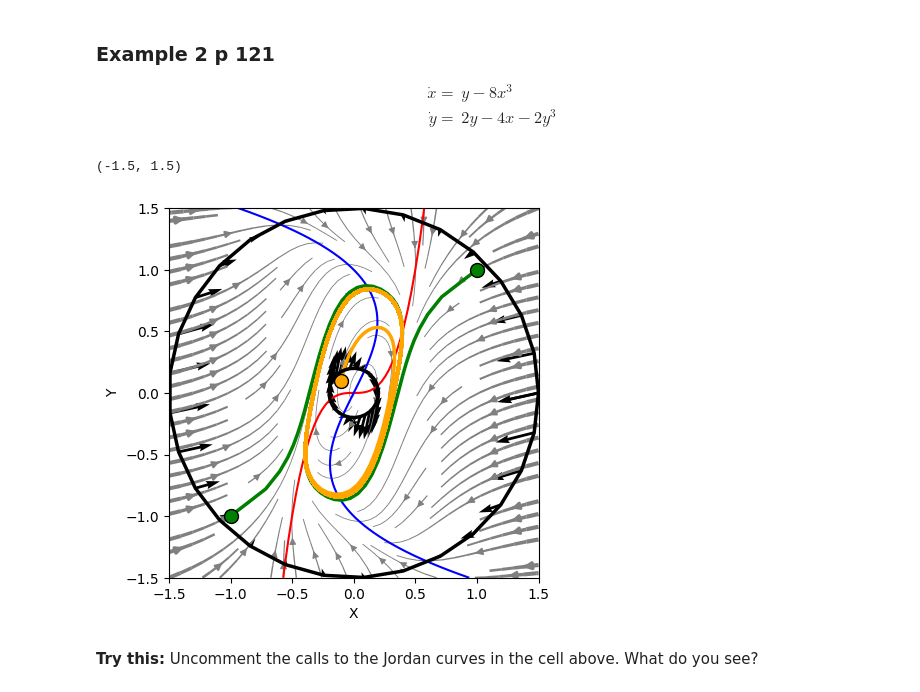
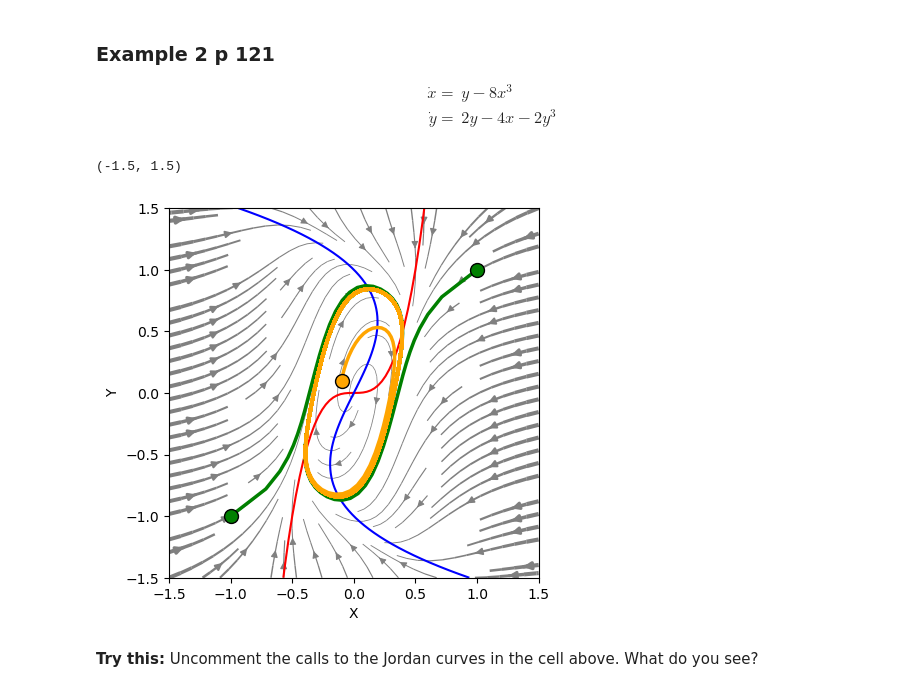
Before and after one commit to vladeviste/mat230, a Jupyter notebook: flow_limit_cycles.ipynb, the cells around one changed output. Saved outputs shown, nothing was run; the diff lists cells and outputs as text; code cells hidden in the pictures.

```diff
--- a/flow_limit_cycles.ipynb
+++ b/flow_limit_cycles.ipynb
@@ -892,36 +873,34 @@ def plot_jordan(ax,rhs,r0=[0,0],rr=1,num=25,vectors=True, color='blue',linewidth
 # %%
 ### Example
 def ex2p121(t,xy,params=None):
     x,y=xy
     dx=y-8*x**3
     dy=2*y-4*x-2*y**3
     return np.array([dx,dy])
 
 fig, ax = plt.subplots(1, 1)
 ax.set_xlabel('X')
 ax.set_ylabel('Y')
 ax.set_aspect('equal')
 
 xymax=1.5
 
 ax=plot_flow(ax,ex2p121,xrange=[-xymax,xymax],yrange=[-xymax,xymax],nullclines=True)
 y0=[1,1]
 ax=plot_solution(ax,ex2p121,y0,t_end=150)
 y0=[-1,-1]
 ax=plot_solution(ax,ex2p121,y0,t_end=150)
 y0=[-0.1,0.1]
 ax=plot_solution(ax,ex2p121,y0,t_end=150,color='orange')
 
-ax=plot_jordan(ax,ex2p121,r0=[0,0],rr=.2,num=30,vectors=True,color='black',linewidth=2.5)
+#ax=plot_jordan(ax,ex2p121,r0=[0,0],rr=.2,num=30,vectors=True,color='black',linewidth=2.5)
 
-ax=plot_jordan(ax,ex2p121,r0=[0,0],rr=1.5,num=30,vectors=True,color='black',linewidth=2.5)
-#all paths that start inside stay inside.
-
+#ax=plot_jordan(ax,ex2p121,r0=[0,0],rr=1.5,num=30,vectors=True,color='black',linewidth=2.5)
 ax.set_xlim(-xymax, xymax)
 ax.set_ylim(-xymax, xymax)
 # %% [output]
 (-1.5, 1.5)
-[figure, old version]
+[figure, new version]
 # %% [markdown]
 **Try this:** Uncomment the calls to the Jordan curves in the cell above. What do you see?
 # %% [markdown]
```
Also changed, not shown: parts of 20 cells of this notebook.
